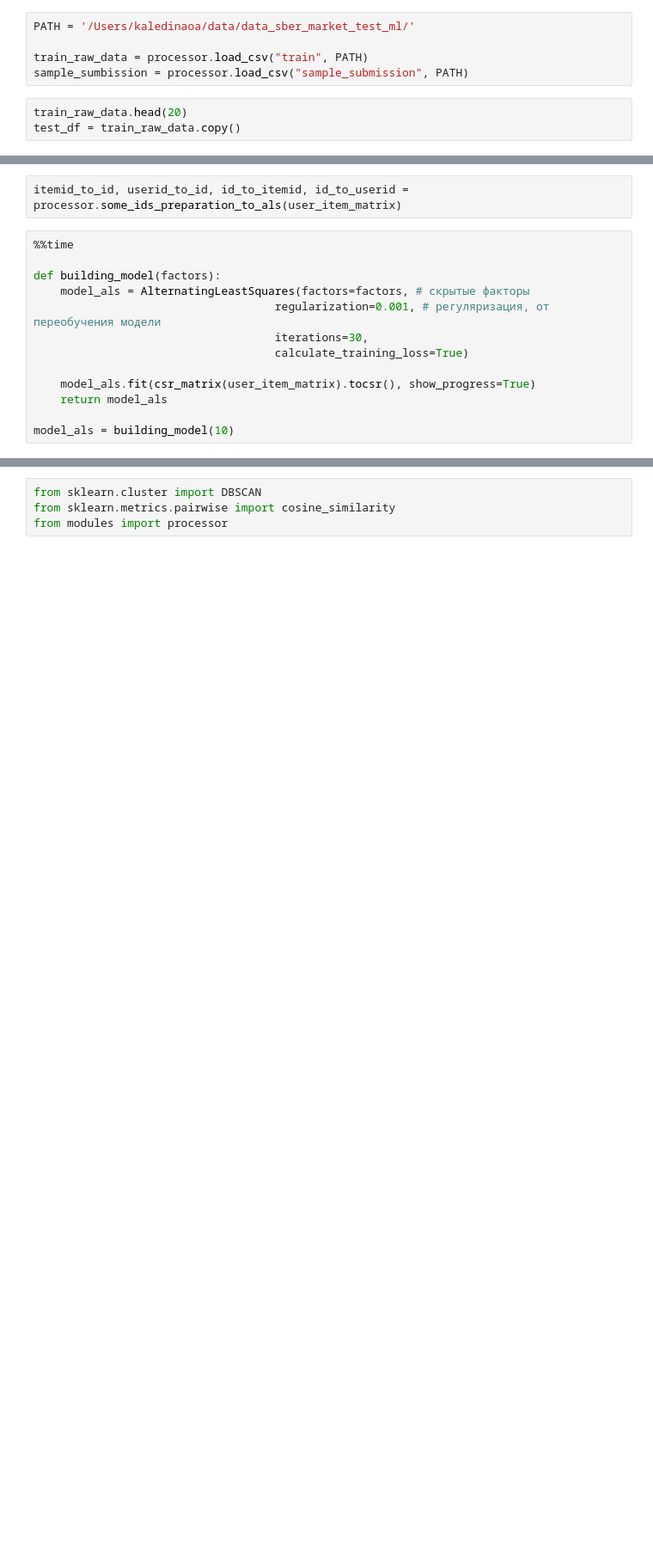
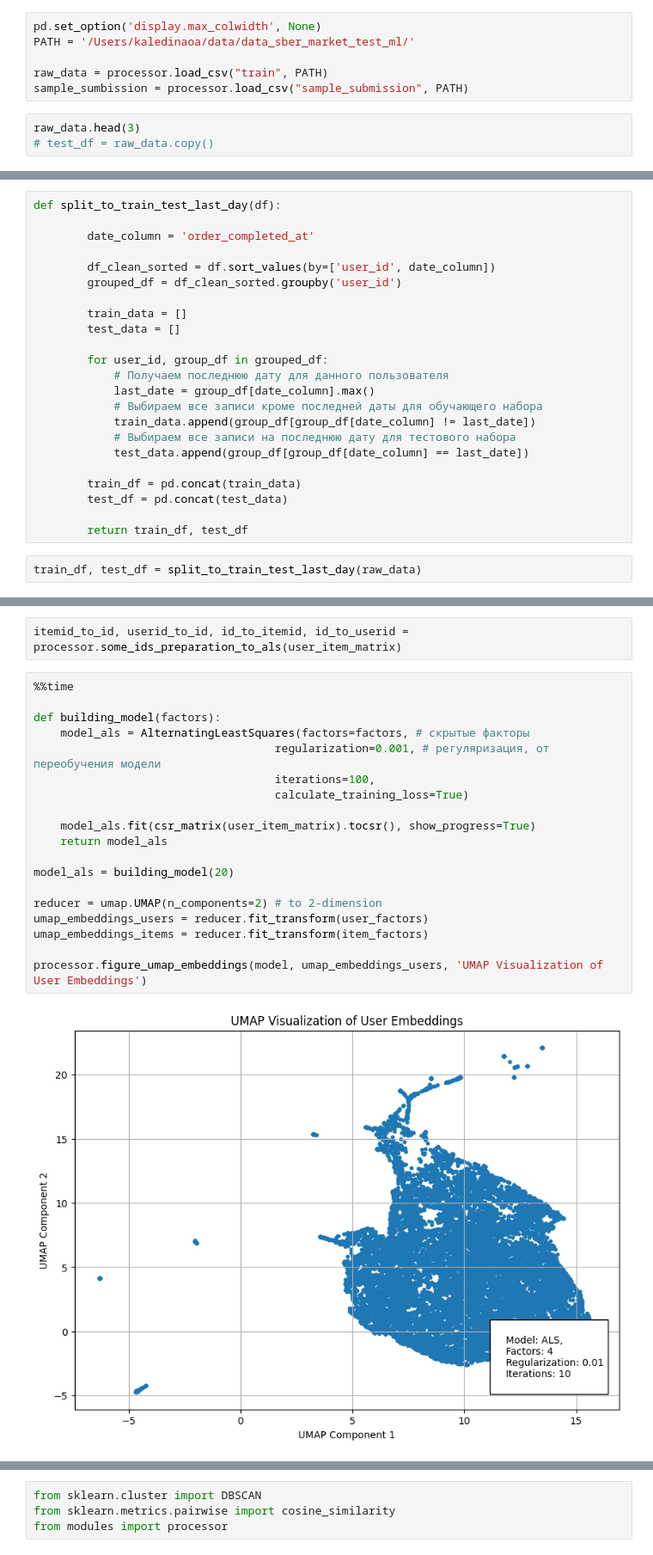
Before and after one commit to kaledinaoksana/SberMarketComp, a Jupyter notebook: main.ipynb, the cells around one changed output, grey strips where cells are left out. Shown at 86% size. Cells and saved outputs as stored; diff of their text form; blank space fills up the shorter version.

Commit message:
upd main with split train and test

```diff
--- a/main.ipynb
+++ b/main.ipynb
@@ -10,8 +8,9 @@ pd.set_option('display.max_colwidth', None)
 # %%
+pd.set_option('display.max_colwidth', None)
 PATH = '/Users/kaledinaoa/data/data_sber_market_test_ml/'
 
-train_raw_data = processor.load_csv("train", PATH)
+raw_data = processor.load_csv("train", PATH)
 sample_sumbission = processor.load_csv("sample_submission", PATH)
 # %%
-train_raw_data.head(20)
-test_df = train_raw_data.copy()
+raw_data.head(3)
+# test_df = raw_data.copy()
@@ -17,0 +22,25 @@ test_df = train_raw_data.copy()
+# %%
+def split_to_train_test_last_day(df):
+
+        date_column = 'order_completed_at'
+
+        df_clean_sorted = df.sort_values(by=['user_id', date_column])
+        grouped_df = df_clean_sorted.groupby('user_id')
+
+        train_data = []
+        test_data = []
+
+        for user_id, group_df in grouped_df:
+            # Получаем последнюю дату для данного пользователя
+            last_date = group_df[date_column].max()
+            # Выбираем все записи кроме последней даты для обучающего набора
+            train_data.append(group_df[group_df[date_column] != last_date])
+            # Выбираем все записи на последнюю дату для тестового набора
+            test_data.append(group_df[group_df[date_column] == last_date])
+
+        train_df = pd.concat(train_data)
+        test_df = pd.concat(test_data)
+
+        return train_df, test_df
+# %%
+train_df, test_df = split_to_train_test_last_day(raw_data)
@@ -47,13 +107,21 @@ itemid_to_id, userid_to_id, id_to_itemid, id_to_userid = processor.some_ids_prep
 # %%
 %%time
 
 def building_model(factors):
     model_als = AlternatingLeastSquares(factors=factors, # скрытые факторы
                                     regularization=0.001, # регуляризация, от переобучения модели
-                                    iterations=30,
+                                    iterations=100,
                                     calculate_training_loss=True)
 
     model_als.fit(csr_matrix(user_item_matrix).tocsr(), show_progress=True)
     return model_als
 
-model_als = building_model(10)
+model_als = building_model(20)
+
+reducer = umap.UMAP(n_components=2) # to 2-dimension
+umap_embeddings_users = reducer.fit_transform(user_factors)
+umap_embeddings_items = reducer.fit_transform(item_factors)
+
+processor.figure_umap_embeddings(model, umap_embeddings_users, 'UMAP Visualization of User Embeddings')
+# %% [output]
+[figure, added]
```
Also changed, not shown: parts of 35 cells of this notebook.
